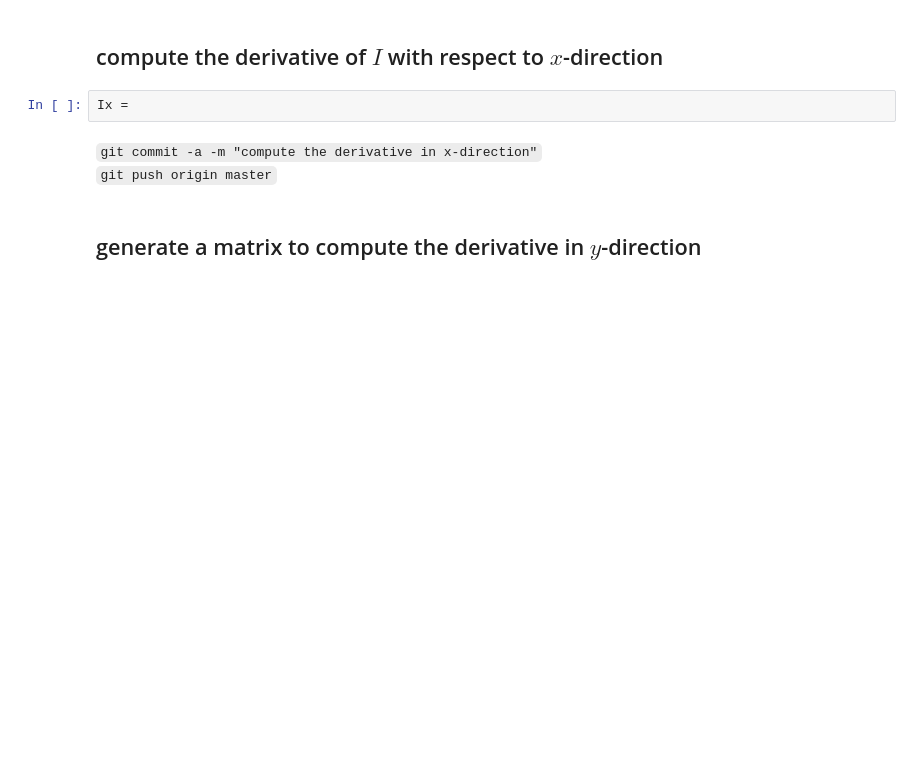
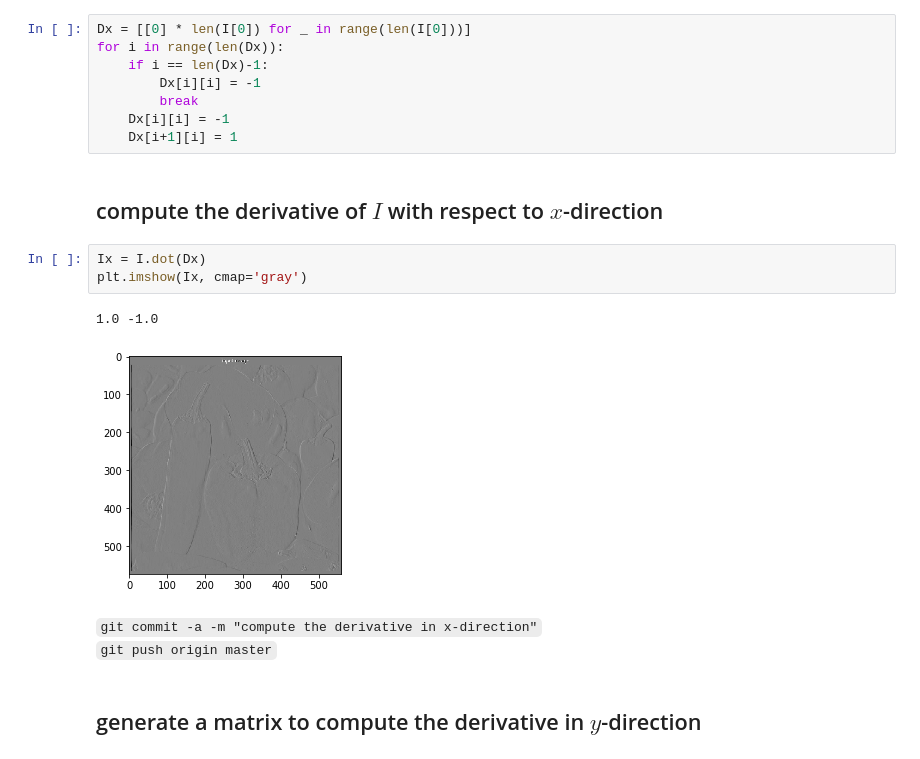
Before and after one commit to caumannerman/assignment-machine-learning, a Jupyter notebook: assignment_03_assignment_03_1.ipynb, the cells around one changed output. Saved outputs shown, nothing was run; the diff lists cells and outputs as text; blank space fills up the shorter version.

````diff
--- a/assignment_03_assignment_03_1.ipynb
+++ b/assignment_03_assignment_03_1.ipynb
@@ -65,7 +63,19 @@ Dx =
+# %%
+Dx = [[0] * len(I[0]) for _ in range(len(I[0]))]
+for i in range(len(Dx)):
+    if i == len(Dx)-1:
+        Dx[i][i] = -1
+        break
+    Dx[i][i] = -1
+    Dx[i+1][i] = 1
 # %% [markdown]
 ## compute the derivative of $I$ with respect to $x$-direction
-# %%
-Ix =
+# %%
+Ix = I.dot(Dx)
+plt.imshow(Ix, cmap='gray')
+# %% [output]
+1.0 -1.0
+[figure, added]
 # %% [markdown]
 ```git commit -a -m "compute the derivative in x-direction"``` \
 ```git push origin master```
````
Also changed, not shown: parts of 1 cell of this notebook.
